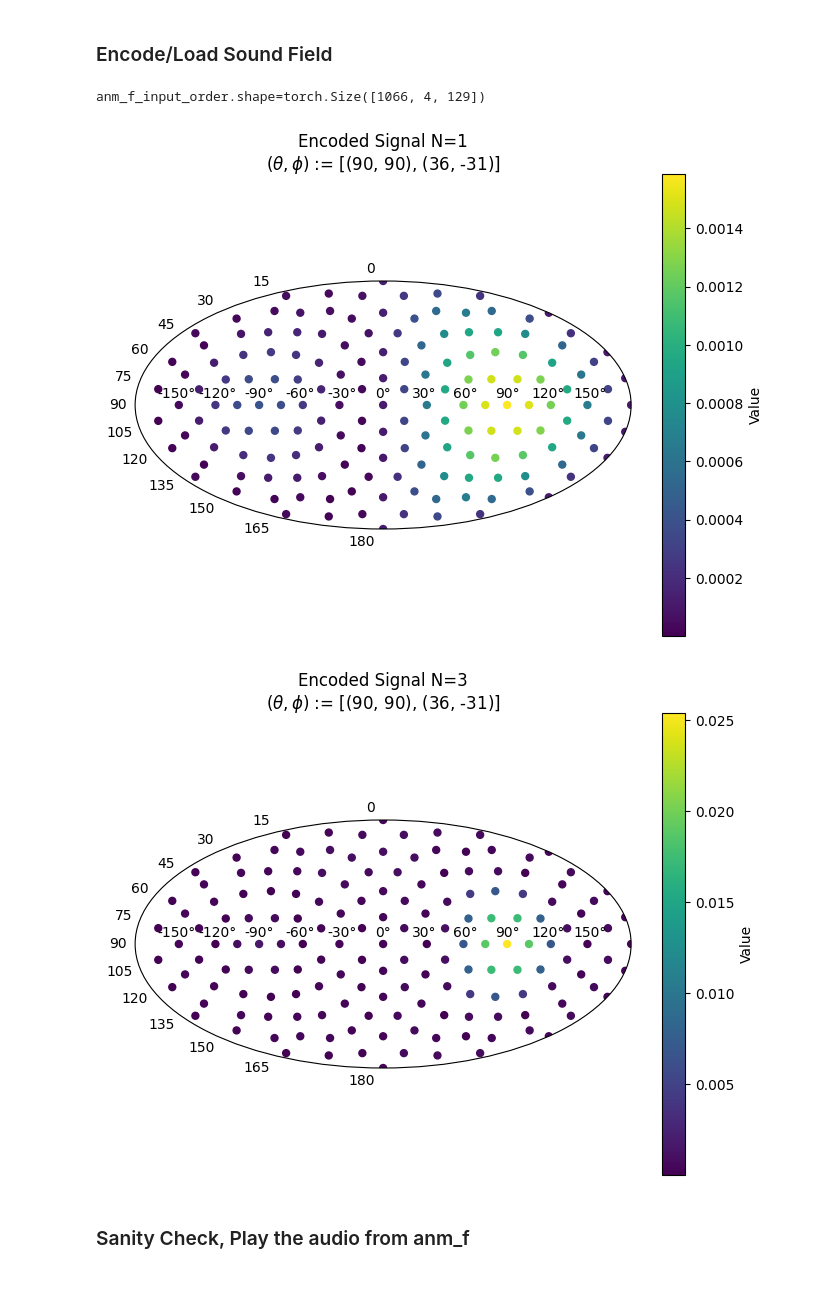
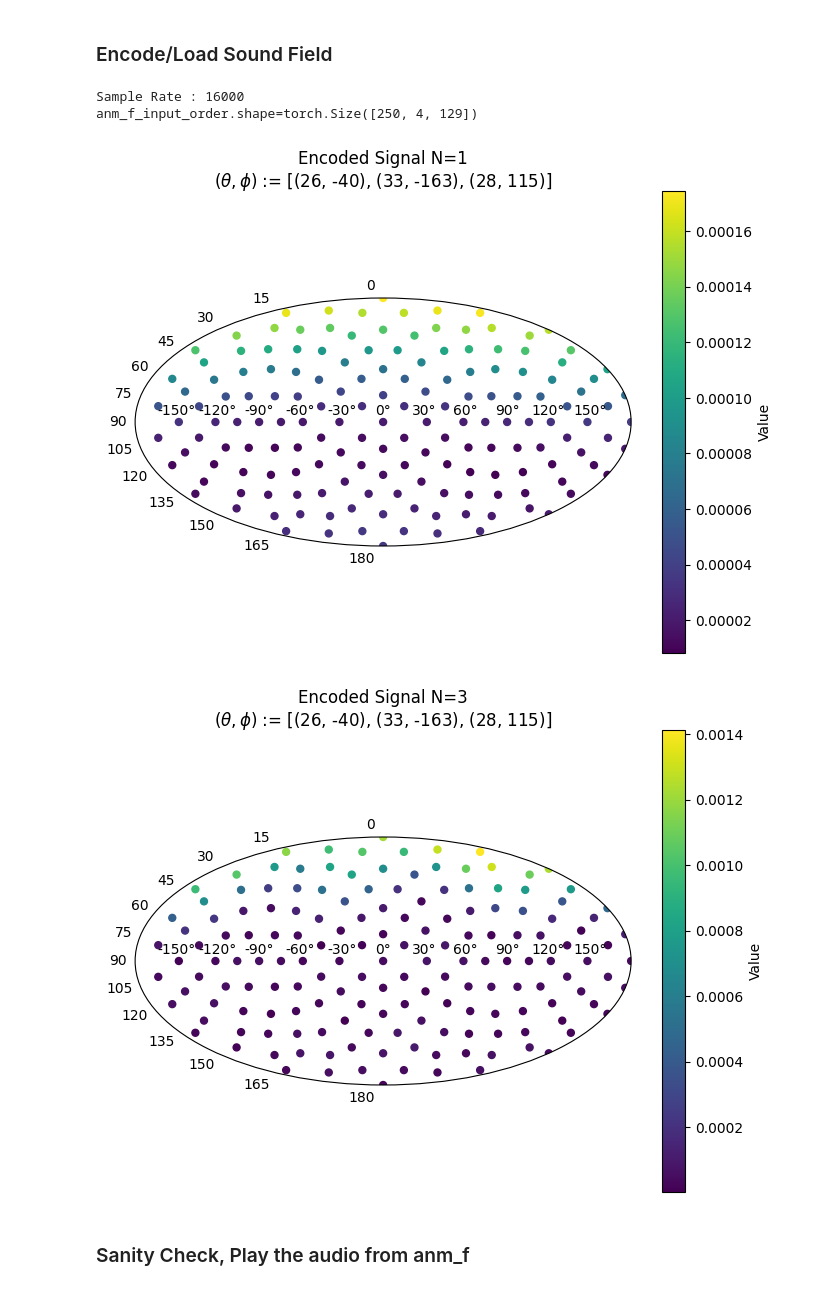
Before and after one commit to Amitmils/AmbisonicUpscaling, a Jupyter notebook: run_script_v2.ipynb, the cells around one changed output. Saved outputs shown, nothing was run; the diff lists cells and outputs as text; code cells hidden in the pictures.

```diff
--- a/run_script_v2.ipynb
+++ b/run_script_v2.ipynb
@@ -160,60 +178,87 @@ signals = [
 # %% [markdown]
 ### Encode/Load Sound Field
 # %%
-ENCODE = True
+ENCODE = False
+grid =  POINTS_162# POINTS_162 LEBEDEV
+
 load_data_path = r"C:\Users\amitmils\Documents\Repo\ACL_General\reverb_anm_t_data.mat"
-grid =  POINTS_162# POINTS_162
+
+grid =  POINTS_162# POINTS_162 LEBEDEV
+
 sound_field = SoundField(DEVICE)
+
+normilize = False
 
 
 n_fft = 256
 
+
 if ENCODE:
+
     input_order = 1
+
     upscale_order = 3
 
 
     # [#Windows, #Channels, #FreqBins]
 
 
     anm_f_input_order,anm_f_output_order = sound_field.create(
+
         signals=signals,
         input_order=input_order,
+
         output_order=upscale_order,
+
         SH_type='complex',
+
         debug=True,
         n_fft=n_fft,
+
         grid_type=grid,
+        normalize_signals=normilize,
+
 
     )
+
 else: #Load
-    anm_f_input_order, anm_f_output_order = sound_field.load(
-        file_path=load_data_path,
-        n_fft=n_fft,
+
+    ZIP_PATH = r"data\ModelDataSets\WSJ_4_3_25\train.zip"
+    ID = 22
+    with zipfile.ZipFile(ZIP_PATH, 'r') as zipf:
+        with zipf.open(f"{os.path.basename(ZIP_PATH)[:-4]}_{ID}.pth") as f:
+            label, anm_f_input_order, anm_f_output_order  = torch.load(f,weights_only=False)
+    sound_field = SoundField(DEVICE)
+    sound_field.load(
+        anm_f_input=anm_f_input_order,
+        anm_f_output=anm_f_output_order,
+        csv_meta_data_path=r"data\ModelDataSets\WSJ_4_3_25\metadata.csv",
+        id=ID,
         grid_type=grid,
-        SH_type="complex",
-        debug=True,
-        t = 2000,
     )
-    input_order = 1
-    upscale_order = 3
+    input_order = sound_field.input_order
+
+    upscale_order = sound_field.output_order
+
 
 
 # windows,channels,freq_bins
 
 
+
 anm_f_input_order = anm_f_input_order.permute(2,0,1)
-
-
 anm_f_output_order = anm_f_output_order.permute(2,0,1)
 
 
 
+print(f"Sample Rate : {sound_field.sr}")
+
 print(f"{anm_f_input_order.shape=}")
 # %% [output]
-anm_f_input_order.shape=torch.Size([1066, 4, 129])
+Sample Rate : 16000
+anm_f_input_order.shape=torch.Size([250, 4, 129])
-[figure, old version]
+[figure, new version]
-[figure, old version]
+[figure, new version]
 # %% [markdown]
 ### Sanity Check, Play the audio from anm_f
 # %%
```
Also changed, not shown: parts of 11 cells of this notebook, 6 other files.
